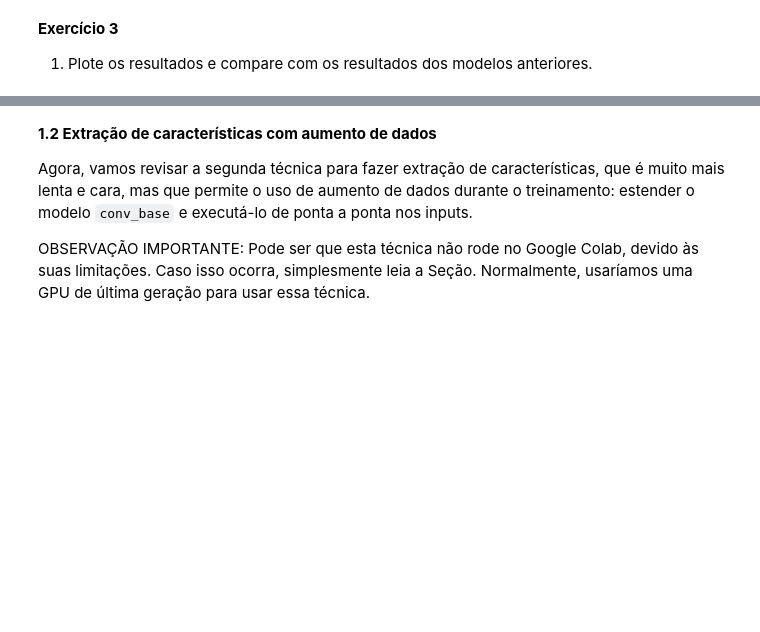
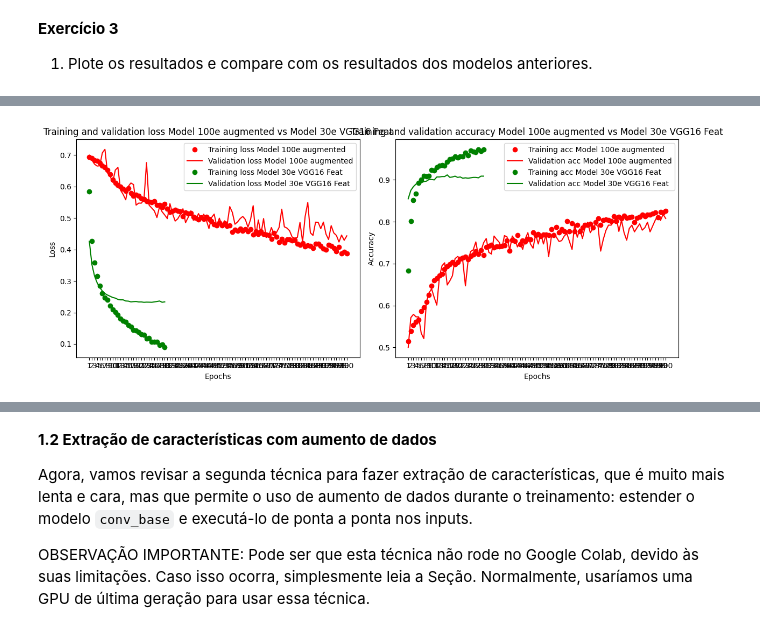
Before and after one commit to olucaslopes/dogs-cats-deep-learning, a Jupyter notebook: dogsvscats.ipynb, the cells around one changed output, grey strips where cells are left out. Cells and saved outputs as stored; diff of their text form; code cells hidden in the pictures; blank space fills up the shorter version.

```diff
--- a/dogsvscats.ipynb
+++ b/dogsvscats.ipynb
@@ -673,0 +692,5 @@ Epoch 30/30
+# %%
+plot_train_val_charts(history_2, history_3, model_1_label='100e augmented', model_2_label='30e VGG16 Feat', color_1='r', color_2='g',
+                      save_path='./charts/cats_and_dogs_small_augmented_vs_VGG16.png')
+# %% [output]
+[figure, added]
```
Also changed, not shown: parts of 38 cells of this notebook, 11 other files.
